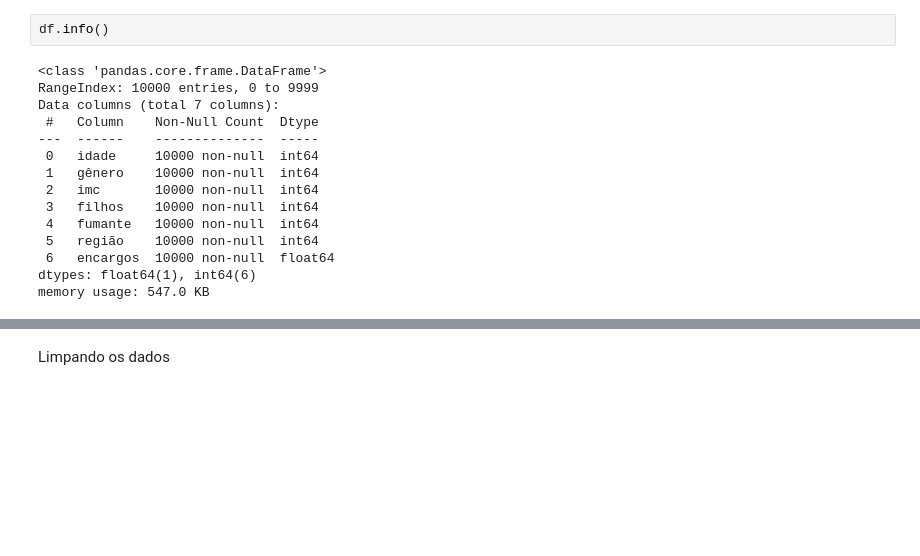
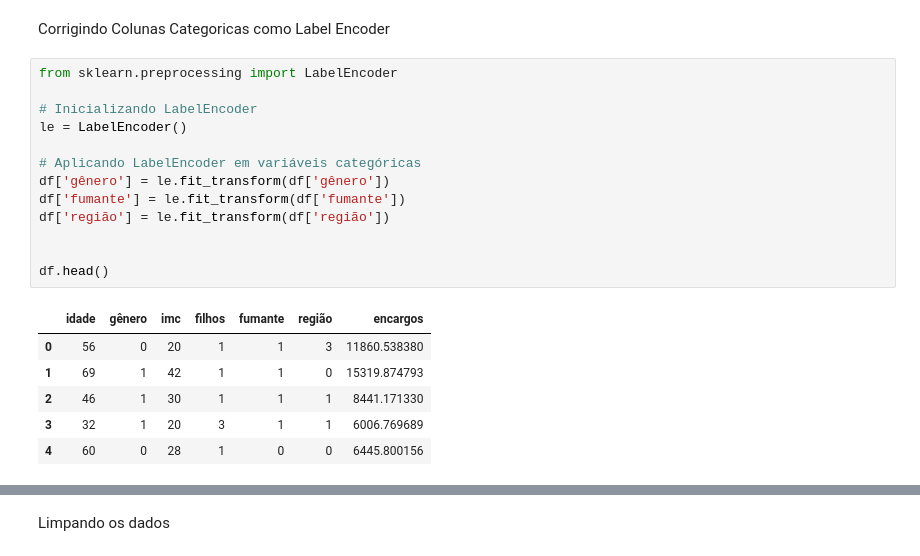
Before and after one commit to guilhermemachado26/fiap-postech, a Jupyter notebook: desafio.ipynb, the cells around one changed output, grey strips where cells are left out. Cells and saved outputs as stored; diff of their text form; blank space fills up the shorter version.

```diff
--- a/desafio.ipynb
+++ b/desafio.ipynb
@@ -13,17 +13,22 @@ df.head()
-# %%
-df.info()
-# %% [output]
-<class 'pandas.core.frame.DataFrame'>
-RangeIndex: 10000 entries, 0 to 9999
-Data columns (total 7 columns):
- #   Column    Non-Null Count  Dtype
----  ------    --------------  -----
- 0   idade     10000 non-null  int64
- 1   gênero    10000 non-null  int64
- 2   imc       10000 non-null  int64
- 3   filhos    10000 non-null  int64
- 4   fumante   10000 non-null  int64
- 5   região    10000 non-null  int64
- 6   encargos  10000 non-null  float64
-dtypes: float64(1), int64(6)
-memory usage: 547.0 KB
+# %% [markdown]
+Corrigindo Colunas Categoricas como Label Encoder
+# %%
+from sklearn.preprocessing import LabelEncoder
+
+# Inicializando LabelEncoder
+le = LabelEncoder()
+
+# Aplicando LabelEncoder em variáveis categóricas
+df['gênero'] = le.fit_transform(df['gênero'])
+df['fumante'] = le.fit_transform(df['fumante'])
+df['região'] = le.fit_transform(df['região'])
+
+
+df.head()
+# %% [output]
+|  | idade | gênero | imc | filhos | fumante | região | encargos |
+| 0 | 56 | 0 | 20 | 1 | 1 | 3 | 11860.538380 |
+| 1 | 69 | 1 | 42 | 1 | 1 | 0 | 15319.874793 |
+| 2 | 46 | 1 | 30 | 1 | 1 | 1 | 8441.171330 |
+| 3 | 32 | 1 | 20 | 3 | 1 | 1 | 6006.769689 |
+| 4 | 60 | 0 | 28 | 1 | 0 | 0 | 6445.800156 |
```
Also changed, not shown: parts of 13 cells of this notebook.
